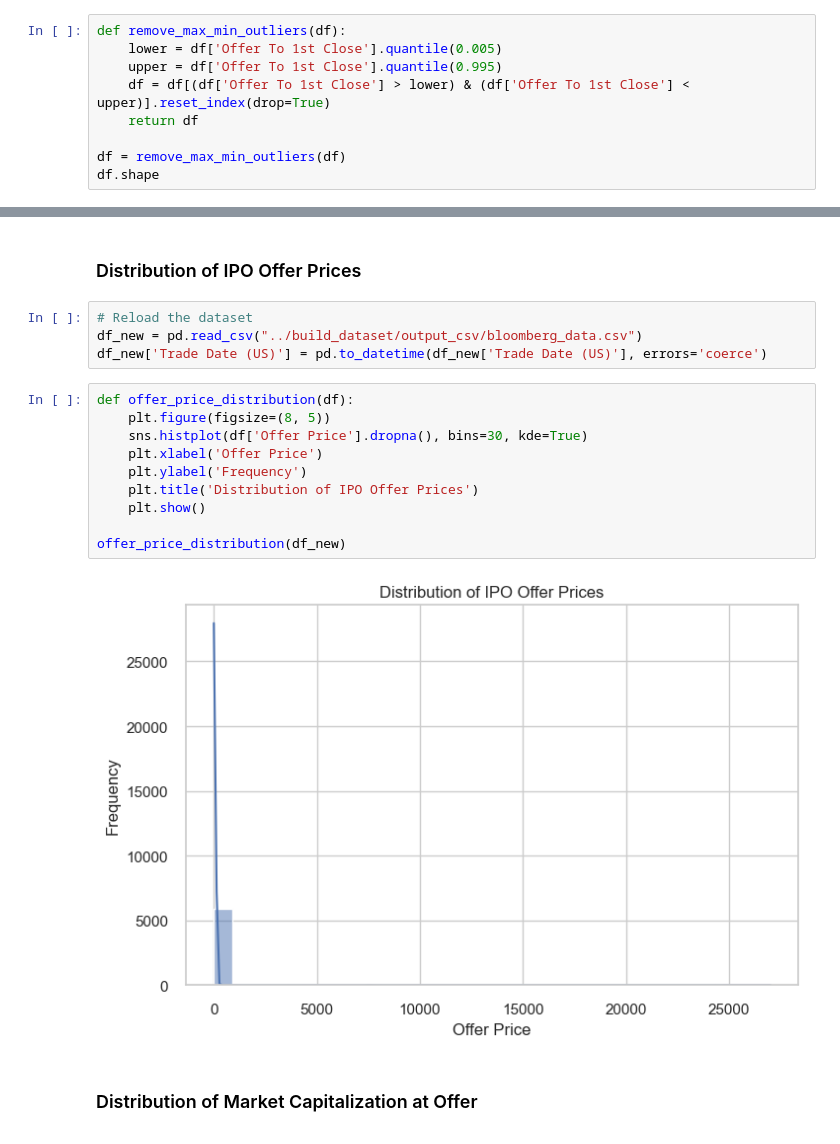
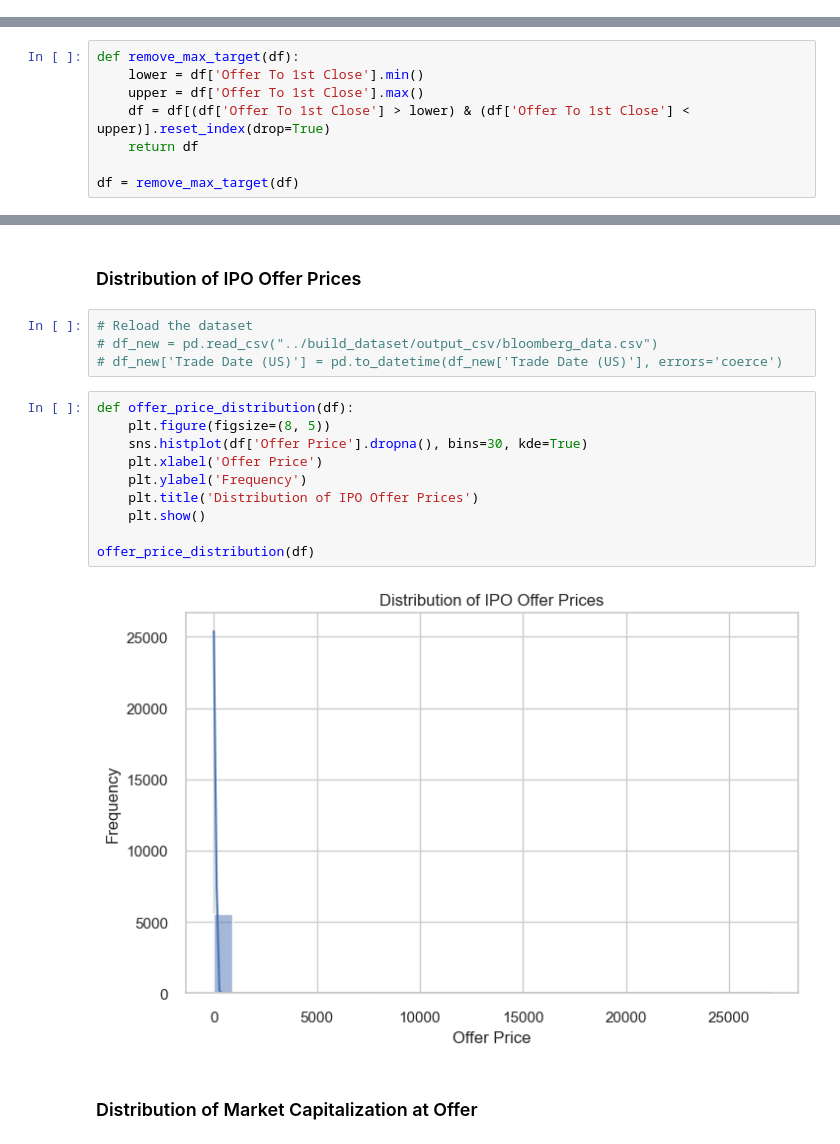
Before and after one commit to emanuelaromano/ipo-underpricing, a Jupyter notebook: data_exploration/initial_data_exploration.ipynb, the cells around one changed output, grey strips where cells are left out. Cells and saved outputs as stored; diff of their text form.

```diff
--- a/data_exploration/initial_data_exploration.ipynb
+++ b/data_exploration/initial_data_exploration.ipynb
@@ -10,12 +10,3 @@ sns.set_theme(style="whitegrid")
 ## Data Exploration
 # %%
 df = pd.read_csv("../build_dataset/output_csv/bloomberg_data.csv")
-# %%
-def remove_max_min_outliers(df):
-    lower = df['Offer To 1st Close'].quantile(0.005)
-    upper = df['Offer To 1st Close'].quantile(0.995)
-    df = df[(df['Offer To 1st Close'] > lower) & (df['Offer To 1st Close'] < upper)].reset_index(drop=True)
-    return df
-
-df = remove_max_min_outliers(df)
-df.shape
@@ -24,3 +13,11 @@ df.shape
+# %%
+def remove_max_target(df):
+    lower = df['Offer To 1st Close'].min()
+    upper = df['Offer To 1st Close'].max()
+    df = df[(df['Offer To 1st Close'] > lower) & (df['Offer To 1st Close'] < upper)].reset_index(drop=True)
+    return df
+
+df = remove_max_target(df)
 # %% [markdown]
 ### Dataset Information
 # %%
@@ -185,20 +182,20 @@ numerical_outlier_analysis(df)
 ### Distribution of IPO Offer Prices
 # %%
 # Reload the dataset
-df_new = pd.read_csv("../build_dataset/output_csv/bloomberg_data.csv")
-df_new['Trade Date (US)'] = pd.to_datetime(df_new['Trade Date (US)'], errors='coerce')
+# df_new = pd.read_csv("../build_dataset/output_csv/bloomberg_data.csv")
+# df_new['Trade Date (US)'] = pd.to_datetime(df_new['Trade Date (US)'], errors='coerce')
 # %%
 def offer_price_distribution(df):
     plt.figure(figsize=(8, 5))
     sns.histplot(df['Offer Price'].dropna(), bins=30, kde=True)
     plt.xlabel('Offer Price')
     plt.ylabel('Frequency')
     plt.title('Distribution of IPO Offer Prices')
     plt.show()
 
-offer_price_distribution(df_new)
+offer_price_distribution(df)
 # %% [output]
-[figure, old version]
+[figure, new version]
 # %% [markdown]
 ### Distribution of Market Capitalization at Offer
 # %%
```
Also changed, not shown: parts of 14 cells of this notebook, 2 other files.
